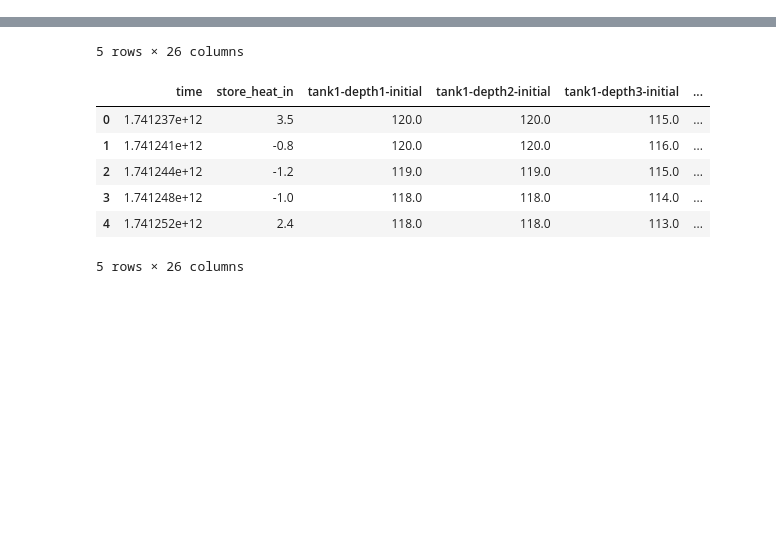
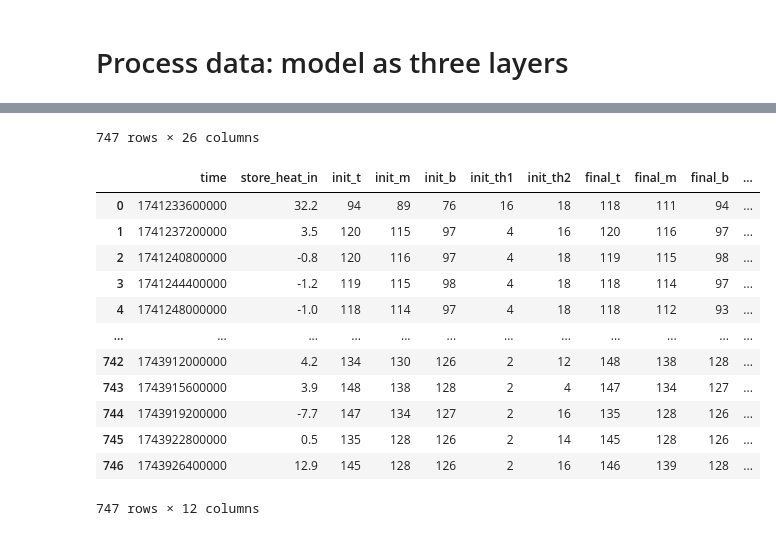
Before and after one commit to thegridelectric/visualizer, a Jupyter notebook: learn_model.ipynb, the cells around one changed output, grey strips where cells are left out. Cells and saved outputs as stored; diff of their text form; code cells hidden in the pictures; blank space fills up the shorter version.

```diff
--- a/learn_model.ipynb
+++ b/learn_model.ipynb
@@ -5,6 +5,8 @@ from sklearn.model_selection import train_test_split, cross_val_score
 from sklearn.linear_model import Ridge
 from sklearn.metrics import mean_squared_error, r2_score
 import numpy as np
+# %% [markdown]
+# Process data: model as three layers
 # %%
 def kmeans(data, k=3, max_iters=100, tol=1e-4):
     data = np.array(data).reshape(-1, 1)
@@ -23,7 +25,7 @@ def kmeans(data, k=3, max_iters=100, tol=1e-4):
         centroids = new_centroids
     return labels
 
-def model(tank_temps, prints=False):
+def three_layer_model(tank_temps, prints=False):
     if isinstance(tank_temps, list):
         tank_temps = {
             f'tank{tank}-depth{depth}': tank_temps[tank*4 + depth] for tank in range(3) for depth in range(4)
@@ -117,20 +119,46 @@ def model(tank_temps, prints=False):
             if prints: print(f"{top_temp}({thermocline1})")
             return top_temp, top_temp, top_temp, thermocline1, thermocline1
 # %%
-df = pd.read_csv('maple_storage_data.csv')
-display(df.head())
+df = pd.read_csv('storage_data_maple.csv')
+display(df)
+
+all_init_t, all_init_m, all_init_b = [],[],[]
+all_init_th1, all_init_th2 = [],[]
+all_final_t, all_final_m, all_final_b = [],[],[]
+all_final_th1, all_final_th2 = [],[]
 
 for row in range(len(df)):
     initial_state = df.iloc[row].to_list()[2:12+2]
-    t, m, b, th1, th2 = model(initial_state)
-    initial_state_simplified = [t]*th1 + [m]*(th2-th1) + [b]*(12-th2)
-    df.iloc[row, 2:12+2] = initial_state_simplified
+    t, m, b, th1, th2 = three_layer_model(initial_state)
+    all_init_t.append(t)
+    all_init_m.append(m)
+    all_init_b.append(b)
+    all_init_th1.append(th1*2)
+    all_init_th2.append(th2*2)
+    # initial_state_simplified = [t]*th1 + [m]*(th2-th1) + [b]*(12-th2)
+    # df.iloc[row, 2:12+2] = initial_state_simplified
 
     final_state = df.iloc[row].to_list()[12+2:]
-    t, m, b, th1, th2 = model(final_state)
-    final_state_simplified = [t]*th1 + [m]*(th2-th1) + [b]*(12-th2)
-    df.iloc[row, 12+2:] = final_state_simplified
+    t, m, b, th1, th2 = three_layer_model(final_state)
+    all_final_t.append(t)
+    all_final_m.append(m)
+    all_final_b.append(b)
+    all_final_th1.append(th1*2)
+    all_final_th2.append(th2*2)
+    # final_state_simplified = [t]*th1 + [m]*(th2-th1) + [b]*(12-th2)
+    # df.iloc[row, 12+2:] = final_state_simplified
 
-display(df.head())
+df['init_t'] = all_init_t
+df['init_m'] = all_init_m
+df['init_b'] = all_init_b
+df['init_th1'] = all_init_th1
+df['init_th2'] = all_init_th2
+df['final_t'] = all_final_t
+df['final_m'] = all_final_m
+df['final_b'] = all_final_b
+df['final_th1'] = all_final_th1
+df['final_th2'] = all_final_th2
+df = df.drop(columns=[x for x in df.columns if 'tank' in x])
+display(df)
 # %% [output]
 |  | time | store_heat_in | tank1-depth1-initial | tank1-depth2-initial | tank1-depth3-initial | ... |
@@ -142,8 +176,14 @@ display(df.head())
-5 rows × 26 columns
+747 rows × 26 columns
-|  | time | store_heat_in | tank1-depth1-initial | tank1-depth2-initial | tank1-depth3-initial | ... |
-| 0 | 1.741237e+12 | 3.5 | 120.0 | 120.0 | 115.0 | ... |
-| 1 | 1.741241e+12 | -0.8 | 120.0 | 120.0 | 116.0 | ... |
-| 2 | 1.741244e+12 | -1.2 | 119.0 | 119.0 | 115.0 | ... |
-| 3 | 1.741248e+12 | -1.0 | 118.0 | 118.0 | 114.0 | ... |
-| 4 | 1.741252e+12 | 2.4 | 118.0 | 118.0 | 113.0 | ... |
+|  | time | store_heat_in | init_t | init_m | init_b | init_th1 | init_th2 | final_t | final_m | final_b | ... |
+| 0 | 1741233600000 | 32.2 | 94 | 89 | 76 | 16 | 18 | 118 | 111 | 94 | ... |
+| 1 | 1741237200000 | 3.5 | 120 | 115 | 97 | 4 | 16 | 120 | 116 | 97 | ... |
+| 2 | 1741240800000 | -0.8 | 120 | 116 | 97 | 4 | 18 | 119 | 115 | 98 | ... |
+| 3 | 1741244400000 | -1.2 | 119 | 115 | 98 | 4 | 18 | 118 | 114 | 97 | ... |
+| 4 | 1741248000000 | -1.0 | 118 | 114 | 97 | 4 | 18 | 118 | 112 | 93 | ... |
+| ... | ... | ... | ... | ... | ... | ... | ... | ... | ... | ... | ... |
+| 742 | 1743912000000 | 4.2 | 134 | 130 | 126 | 2 | 12 | 148 | 138 | 128 | ... |
+| 743 | 1743915600000 | 3.9 | 148 | 138 | 128 | 2 | 4 | 147 | 134 | 127 | ... |
+| 744 | 1743919200000 | -7.7 | 147 | 134 | 127 | 2 | 16 | 135 | 128 | 126 | ... |
+| 745 | 1743922800000 | 0.5 | 135 | 128 | 126 | 2 | 14 | 145 | 128 | 126 | ... |
+| 746 | 1743926400000 | 12.9 | 145 | 128 | 126 | 2 | 16 | 146 | 139 | 128 | ... |
-5 rows × 26 columns
+747 rows × 12 columns
```
Also changed, not shown: parts of 5 cells of this notebook.
